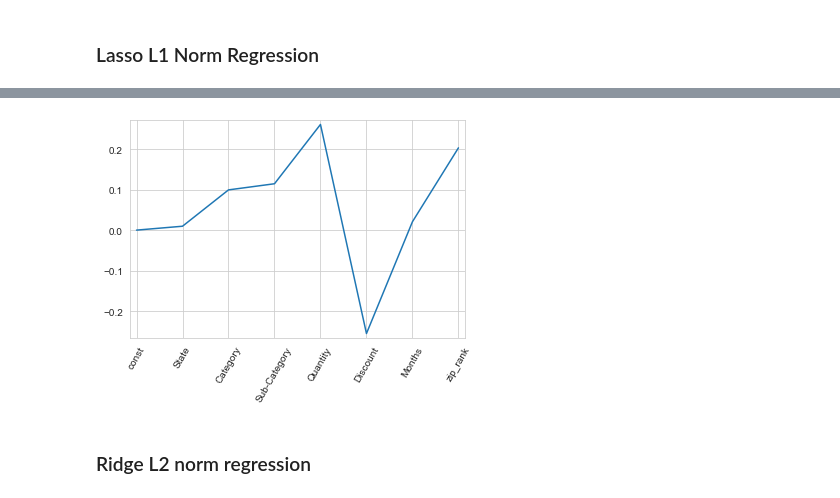
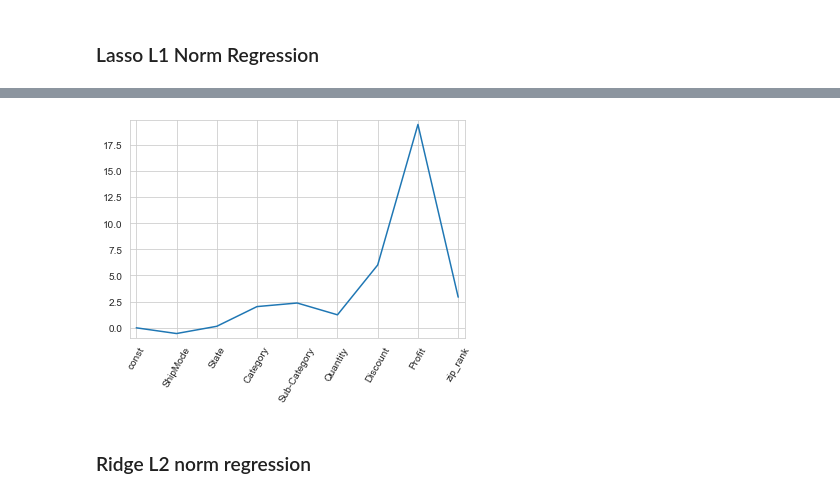
Before and after one commit to livia360/Captone_project2, a Jupyter notebook: Part2_Preprocessing_Modeling.ipynb, the cells around one changed output, grey strips where cells are left out. Cells and saved outputs as stored; diff of their text form; code cells hidden in the pictures.

```diff
--- a/Part2_Preprocessing_Modeling.ipynb
+++ b/Part2_Preprocessing_Modeling.ipynb
@@ -111,10 +121,11 @@ Kurtosis: -0.428411
 # %% [markdown]
 ### Encoding categorical features
 # %%
-df['Months'] = df.Months.astype('object')
+df['Months'] = df.Months.astype('category')
+#df['Category'] = df.Category.astype('category')
 # %%
 # Categorical to Quantitative relationship
-categorical_features = [i for i in df.columns if df.dtypes[i] == "object"]
+categorical_features = [i for i in df.columns if (df.dtypes[i] == "object") or (df.dtypes[i] == "category")]
 categorical_features
 # %% [output]
 ['ShipMode',
@@ -167,0 +198,8 @@ Based on the cross correlation coefficients, I would expect the following:
+# %%
+q1 = df['zip_rank'].quantile(0.25)
+q3 = df['zip_rank'].quantile(0.75)
+IQR = q3 - q1
+
+filter = (df['zip_rank'] >= q1 -1.5 *IQR) & (df['zip_rank'] <= q3 + 1 *IQR)
+df = df.loc[filter]
+df.shape
@@ -368,13 +422,15 @@ np.exp(3) * np.exp(-0.25 * 1)
 ### Ordinary Least Squares (OLS)
 # %%
 # Profit',
-X = df.drop(['sales_log', 'Sales', 'ShipMode', 'Year','Segment', 'City', 'Region', 'Profit'], axis=1)
+
+X = df.drop(['log_sales', 'Sales', 'Year','Segment', 'City', 'Region',  'Months'], axis=1)
+
 X = sm.add_constant(X)
-y = df['sales_log']
+y = df['Sales']
 
 # Split the data
-X_train, X_test, y_train, y_test = train_test_split(X, y, test_size=0.25, random_state=42)
+X_train, X_test, y_train, y_test = train_test_split(X, y, test_size=0.3, random_state=42)
 
-features_columns = X_train.columns
-features_columns
+features = X_train.columns
+features
 # %% [output]
@@ -509,13 +566,13 @@ print(lasso_intercept, lasso_coef)
 # %%
 # Plot the coefficients
 plt.plot(range(len(lasso_coef)), lasso_coef)
-plt.xticks(range(len(lasso_coef)), features_columns, rotation=60)
+plt.xticks(range(len(lasso_coef)), features, rotation=60)
 plt.margins(0.02)
 plt.show();
 # the most important predictor for the target varaible is "discount"?
 # this is a type of feature selection very important for machine learning in a business
 # %% [output]
-[figure, old version]
+[figure, new version]
 # %% [markdown]
 ### Ridge L2 norm regression
 # %%
```
Also changed, not shown: parts of 56 cells of this notebook.
